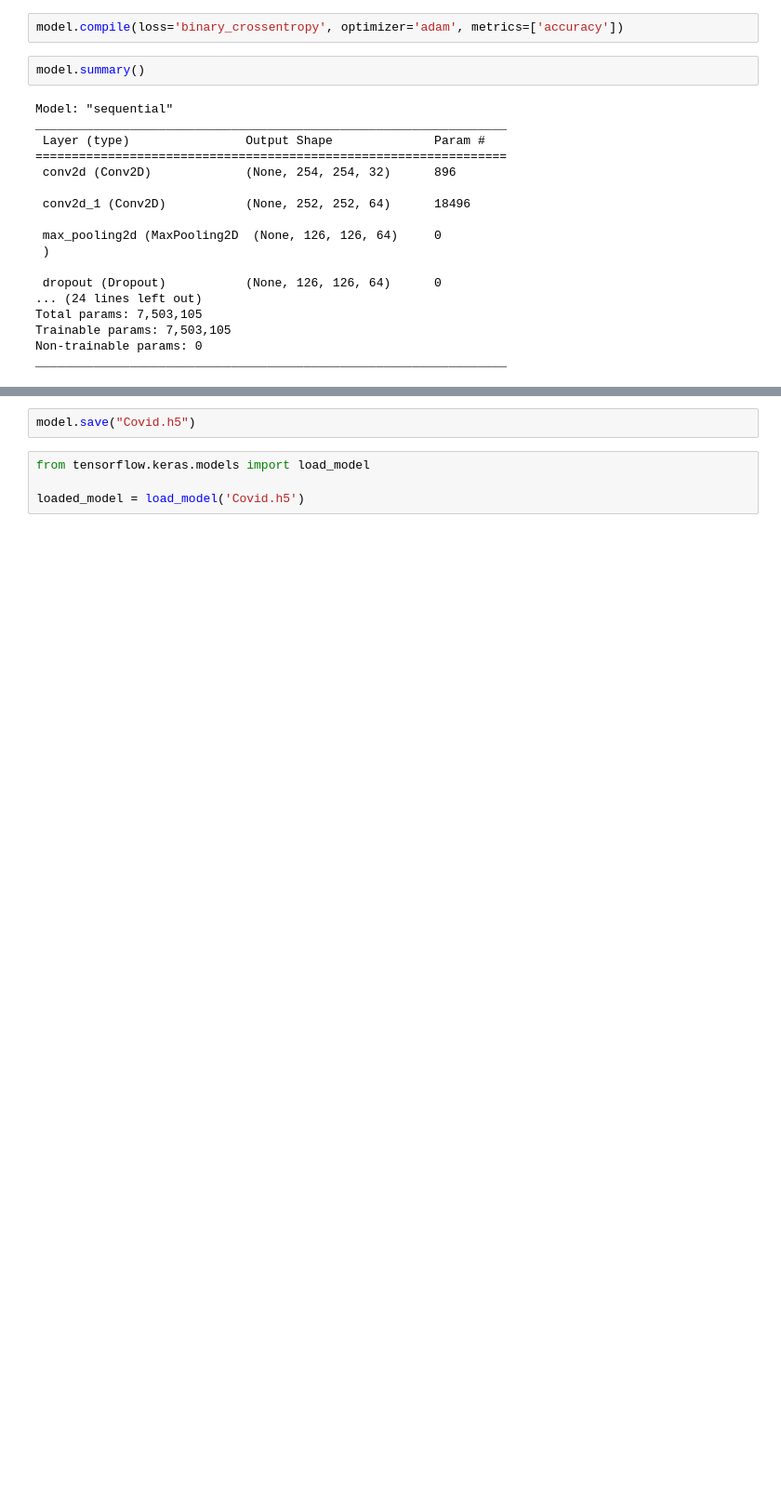
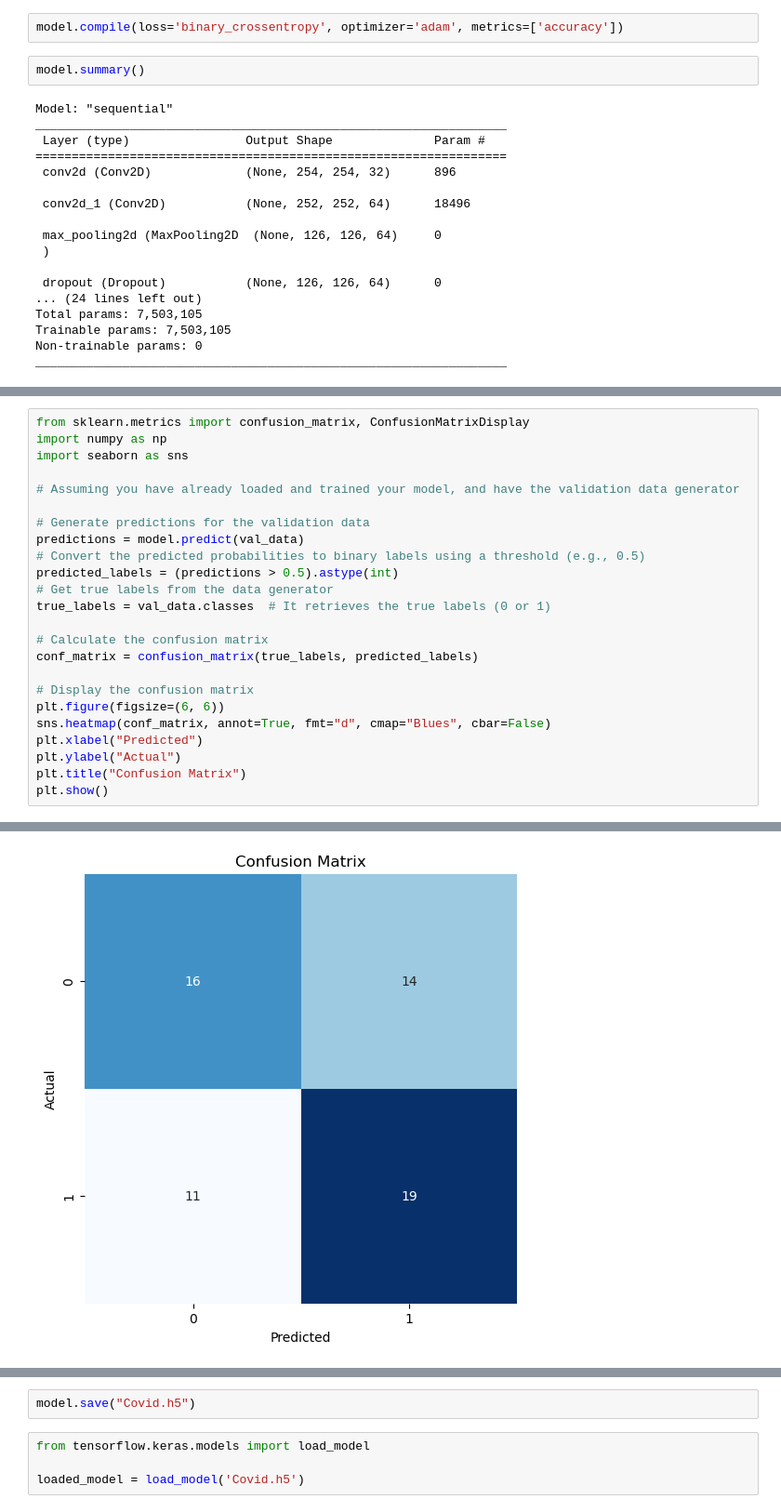
Before and after one commit to Dnyanal121/AI_Powered_Brain_Tumor_and_Covid_Diagnosis, a Jupyter notebook: Covid.ipynb, the cells around one changed output, grey strips where cells are left out. Shown at 93% size. Cells and saved outputs as stored; diff of their text form; blank space fills up the shorter version.

```diff
--- a/Covid.ipynb
+++ b/Covid.ipynb
@@ -87,0 +119,25 @@ Epoch 10/10
+# %%
+from sklearn.metrics import confusion_matrix, ConfusionMatrixDisplay
+import numpy as np
+import seaborn as sns
+
+# Assuming you have already loaded and trained your model, and have the validation data generator
+
+# Generate predictions for the validation data
+predictions = model.predict(val_data)
+# Convert the predicted probabilities to binary labels using a threshold (e.g., 0.5)
+predicted_labels = (predictions > 0.5).astype(int)
+# Get true labels from the data generator
+true_labels = val_data.classes  # It retrieves the true labels (0 or 1)
+
+# Calculate the confusion matrix
+conf_matrix = confusion_matrix(true_labels, predicted_labels)
+
+# Display the confusion matrix
+plt.figure(figsize=(6, 6))
+sns.heatmap(conf_matrix, annot=True, fmt="d", cmap="Blues", cbar=False)
+plt.xlabel("Predicted")
+plt.ylabel("Actual")
+plt.title("Confusion Matrix")
+plt.show()
+# %% [output]
@@ -87,0 +145 @@ Epoch 10/10
+[figure, added]
```
Also changed, not shown: parts of 12 cells of this notebook, 14 other files.
